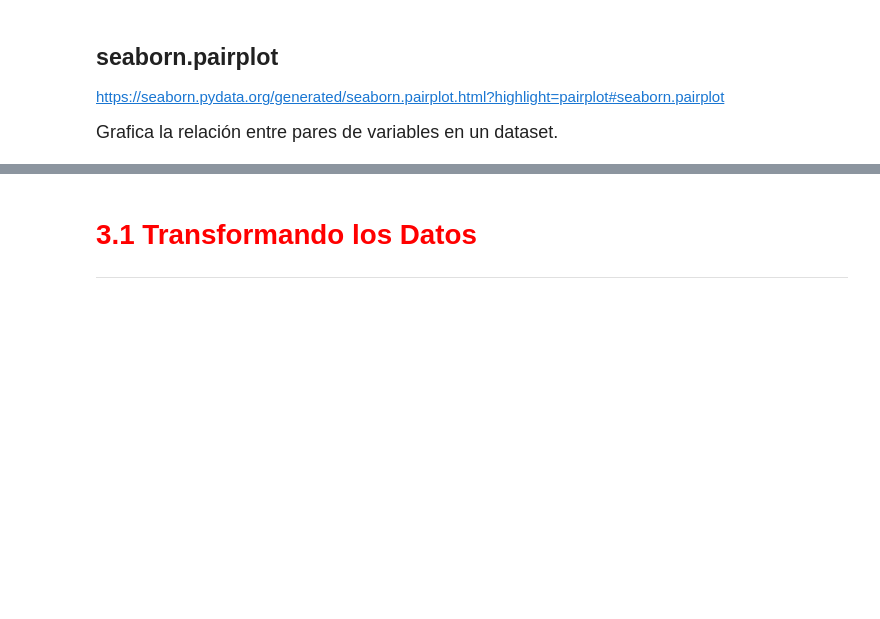
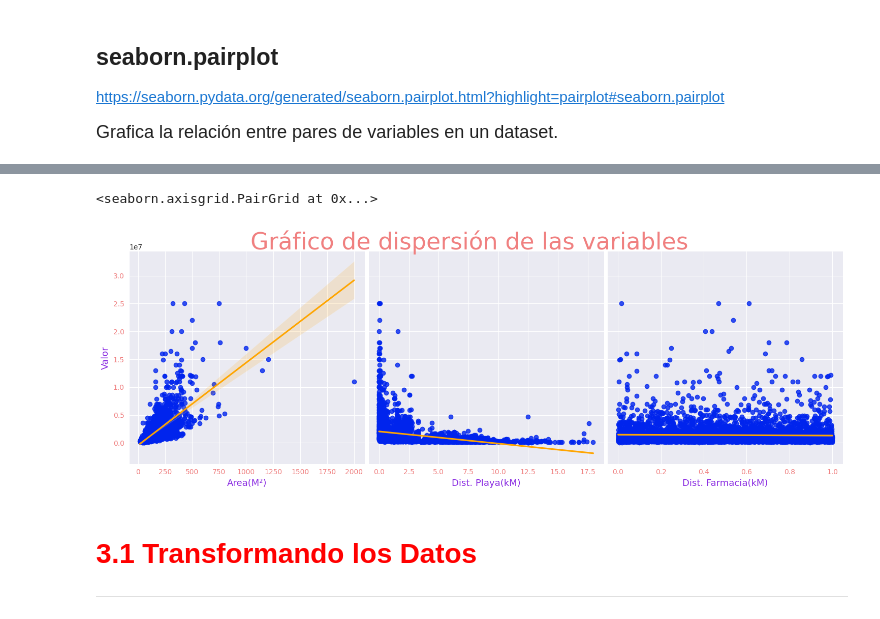
Before and after one commit to JDVAR7/2145-data-science-probando-relaciones-con-regresion-lineal, a Jupyter notebook: 2212_Regresion_lineal.ipynb, the cells around one changed output, grey strips where cells are left out. Drawn from its saved outputs; the diff is of its cells as text; code cells hidden in the pictures; blank space fills up the shorter version.

```diff
--- a/2212_Regresion_lineal.ipynb
+++ b/2212_Regresion_lineal.ipynb
@@ -85,3 +181,24 @@ https://seaborn.pydata.org/generated/seaborn.pairplot.html?highlight=pairplot#se
+# %%
+ax = sns.pairplot(data, y_vars='Valor', x_vars=['Area(M²)', 'Dist. Playa(kM)', 'Dist. Farmacia(kM)'],
+                  kind= 'reg', height=5, plot_kws={'line_kws':{'color':'orange'}})
+# Change the color of axis tick numbers and labels
+for subplot_ax in ax.axes.flat:
+    # Change x-axis tick labels color
+    for tick_label in subplot_ax.get_xticklabels():
+        tick_label.set_color('lightcoral')
+    # Change y-axis tick labels color
+    for tick_label in subplot_ax.get_yticklabels():
+        tick_label.set_color('lightcoral')
+
+    # Change x-axis label color
+    subplot_ax.set_xlabel(subplot_ax.get_xlabel(), color='blueviolet', fontsize=13)
+    # Change y-axis label color
+    subplot_ax.set_ylabel(subplot_ax.get_ylabel(), color='blueviolet', fontsize=13)
+ax.fig.suptitle('Gráfico de dispersión de las variables ', fontsize=33, y=1.03, color='lightcoral')
+ax
+# %% [output]
+<seaborn.axisgrid.PairGrid at 0x...>
+[figure, added]
 # %% [markdown]
 # <font color='red' style='font-size: 30px;'>3.1 Transformando los Datos</font>
 <hr style='border: 2px solid red;'>
```
Also changed, not shown: parts of 49 cells of this notebook.
